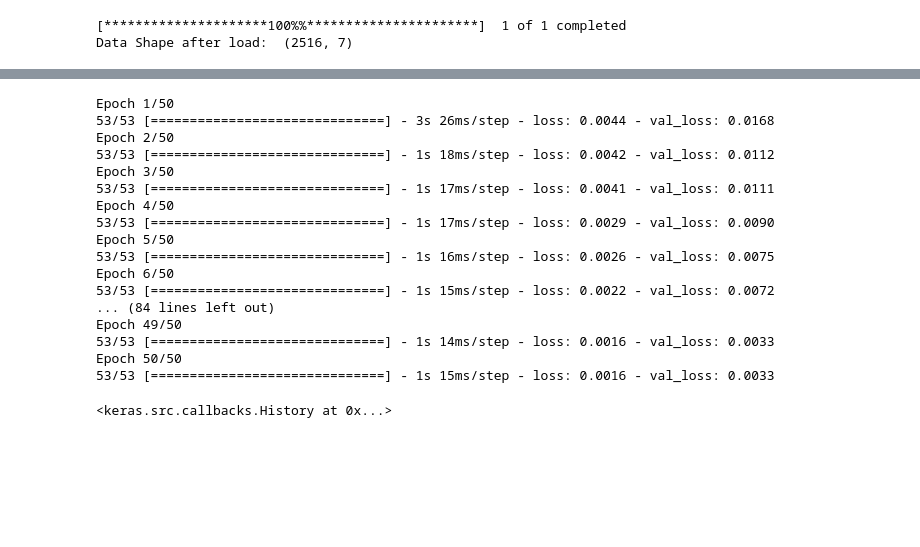
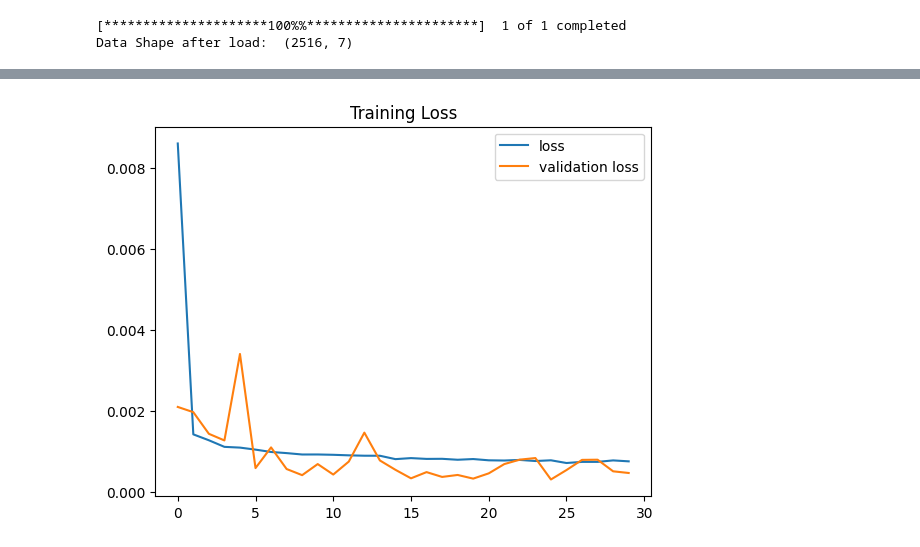
Before and after one commit to Lazer430/DL-A2, a Jupyter notebook: Task2/task2.ipynb, the cells around one changed output, grey strips where cells are left out. Cells and saved outputs as stored; diff of their text form; code cells hidden in the pictures; blank space fills up the shorter version.

```diff
--- a/Task2/task2.ipynb
+++ b/Task2/task2.ipynb
@@ -103,0 +99,36 @@ model.compile(loss='mean_squared_error', optimizer='adam')
+# %%
+def fitModelToHyperparameter(X_train, Y_train,numberOfInputDays, units, epochs, batchSize):
+    model = defineModel(numberOfInputDays, units)
+    with tf.device('/device:GPU:0'):
+        history = model.fit(X_train, Y_train, epochs=epochs, batch_size=batchSize, validation_split=0.1)
+    return model, history
+
+def gridSearch(units, epochs, batchSizes):
+    bestMSE = float('inf')
+    bestPrarams = None
+    bestModel = None
+    bestHistory = None
+    numberOfIters = len(units) * len(epochs) * len(batchSizes)
+    currentIter = 1
+    for unit in units:
+        for epoch in epochs:
+            for batchSize in batchSizes:
+                print(f"Case : {currentIter}/{numberOfIters}")
+                print("Unit: ", unit, "Epoch: ", epoch, "Batch Size: ", batchSize)
+                fittedModel,fittedHistory = fitModelToHyperparameter(X_train, Y_train, numberOfInputDays, unit, epoch, batchSize)
+                current_y_pred = fittedModel.predict(X_test)
+                current_y_pred = scaler.inverse_transform(current_y_pred)
+                y_actual = scaler.inverse_transform(Y_test.reshape(-1, len(cols)))
+                mean_squared_error = metrics.mean_squared_error(y_actual, current_y_pred)
+                currentIter += 1
+
+                if mean_squared_error < bestMSE:
+                    bestMSE = mean_squared_error
+                    bestPrarams = {'units': unit, 'epochs': epoch, 'batch_size': batchSize}
+                    bestModel = fittedModel
+                    bestHistory = fittedHistory
+    print("Best MSE: ", bestMSE)
+    print("Best Params: ", bestPrarams)
+    return bestModel, bestHistory
+# %%
+bestModel,bestHistory = gridSearch([32, 64, 128], [10, 20, 30], [16, 32, 64])
@@ -115,21 +186,2 @@ def trainModel(model, X_train, Y_train, X_test, Y_test, epochs=50, batch_size=32
 # %%
-trainModel(model, X_train, Y_train, X_test, Y_test, epochs=50, batch_size=32)
+# train_history = trainModel(model, X_train, Y_train,epochs=20, batch_size=32)
-# %% [output]
-Epoch 1/50
-53/53 [==============================] - 3s 26ms/step - loss: 0.0044 - val_loss: 0.0168
-Epoch 2/50
-53/53 [==============================] - 1s 18ms/step - loss: 0.0042 - val_loss: 0.0112
-Epoch 3/50
-53/53 [==============================] - 1s 17ms/step - loss: 0.0041 - val_loss: 0.0111
-Epoch 4/50
-53/53 [==============================] - 1s 17ms/step - loss: 0.0029 - val_loss: 0.0090
-Epoch 5/50
-53/53 [==============================] - 1s 16ms/step - loss: 0.0026 - val_loss: 0.0075
-Epoch 6/50
-53/53 [==============================] - 1s 15ms/step - loss: 0.0022 - val_loss: 0.0072
-... (84 lines left out)
-Epoch 49/50
-53/53 [==============================] - 1s 14ms/step - loss: 0.0016 - val_loss: 0.0033
-Epoch 50/50
-53/53 [==============================] - 1s 15ms/step - loss: 0.0016 - val_loss: 0.0033
-<keras.src.callbacks.History at 0x...>
@@ -162,0 +188,9 @@ Epoch 50/50
+# %%
+# print history data
+plt.plot(bestHistory.history['loss'], label='loss')
+plt.plot(bestHistory.history['val_loss'], label='validation loss')
+plt.legend()
+plt.title("Training Loss")
+plt.show()
+# %% [output]
+[figure, added]
```
Also changed, not shown: parts of 14 cells of this notebook.
